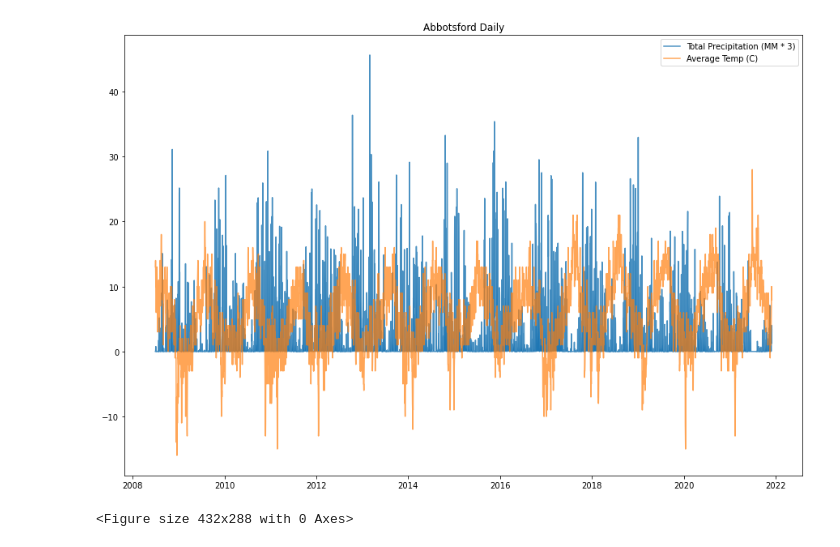
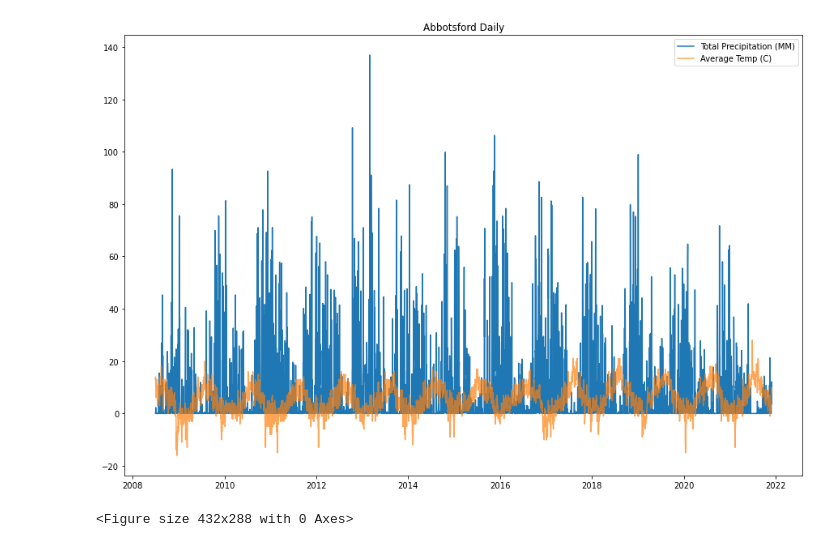
Before and after one commit to KyleKulas/lighthouse_data_notes, a Jupyter notebook: Week_8/RnR/precipitation_eda.ipynb, the cells around one changed output. Saved outputs shown, nothing was run; the diff lists cells and outputs as text; code cells hidden in the pictures.

Commit message:
rnr charts

```diff
--- a/Week_8/RnR/precipitation_eda.ipynb
+++ b/Week_8/RnR/precipitation_eda.ipynb
@@ -108,3 +151,3 @@ df.to_csv('abbotsford_weather.csv', mode='a')
 # %%
 # load dataframe from file
-df = pd.read_csv('abbotsford_weather.csv', parse_dates=['date'])
+df = pd.read_csv('data/abbotsford_weather.csv', parse_dates=['date'])
@@ -123,13 +209,13 @@ df = df.set_index('date')
 # %%
 fig, ax = plt.subplots(figsize = (15,10))
-ax.plot(df['precip']/3, label='Total Precipitation (MM * 3)', alpha=0.8 )
-ax.fill_between(df.index, df['precip']/3)
+ax.plot(df['precip'], label='Total Precipitation (MM)' )
+ax.fill_between(df.index, df['precip'])
 ax.plot(df['avgtempC'], label='Average Temp (C)', alpha=0.7)
 ax.set_title('Abbotsford Daily')
 plt.legend()
 plt.show()
 # %% [output]
-[figure, old version]
+[figure, new version]
 # %%
 plt.savefig('AbbotsfordDaily')
 # %% [output]
```
Also changed, not shown: parts of 20 cells of this notebook, 6 other files.
